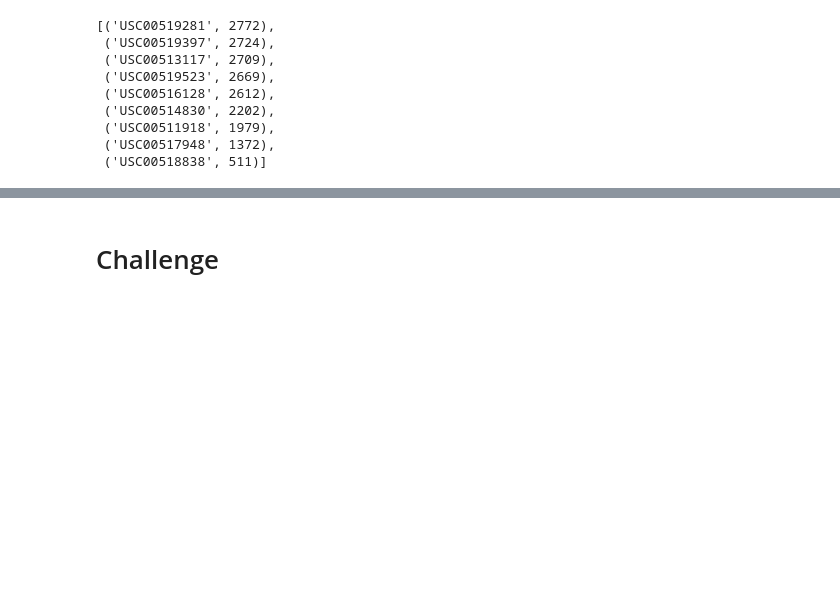
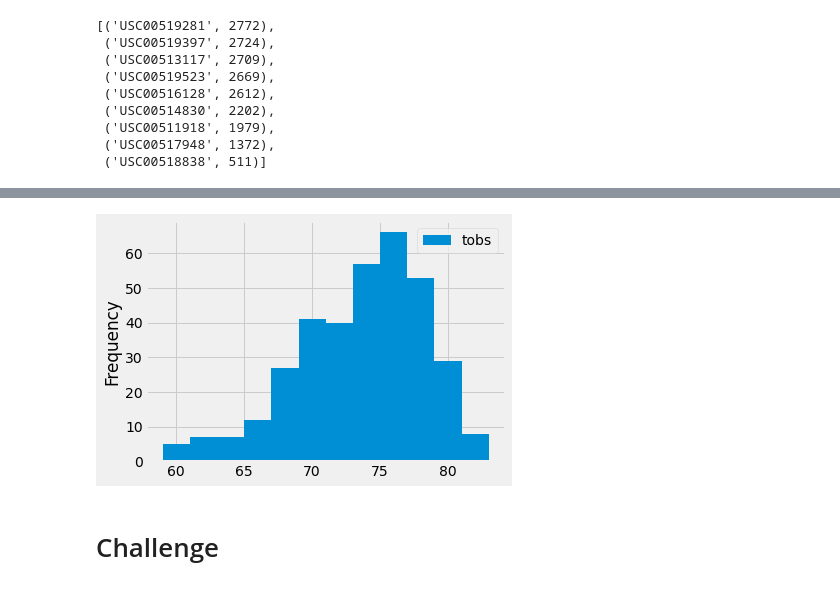
Before and after one commit to shamayun/Surfs_up, a Jupyter notebook: Resources/climate_analysis.ipynb, the cells around one changed output, grey strips where cells are left out. Saved outputs shown, nothing was run; the diff lists cells and outputs as text; code cells hidden in the pictures; blank space fills up the shorter version.

```diff
--- a/Resources/climate_analysis.ipynb
+++ b/Resources/climate_analysis.ipynb
@@ -132,3 +136,10 @@ group_by(Measurement.station).order_by(func.count(Measurement.station).desc()).a
 # %%
 # Choose the station with the highest number of temperature observations.
 # Query the last 12 months of temperature observation data for this station and plot the results as a histogram
+results = session.query(Measurement.tobs).\
+filter(Measurement.station == 'USC00519281').\
+filter(Measurement.date >= prev_year).all()
+
+#print(results)
+df = pd.DataFrame(results, columns=['tobs'])
+df
@@ -135,3 +160,8 @@ group_by(Measurement.station).order_by(func.count(Measurement.station).desc()).a
+# %%
+df.plot.hist(bins=12) # "Bin" refers to each rectangular column in the plot, as shown below.
+plt.tight_layout() # lifesaver in situations where the x-axis doesn't fit into the box
+# %% [output]
+[figure, added]
 # %%
 # Write a function called `calc_temps` that will accept start date and end date in the format '%Y-%m-%d'
 # and return the minimum, average, and maximum temperatures for that range of dates
```
Also changed, not shown: parts of 3 cells of this notebook.
